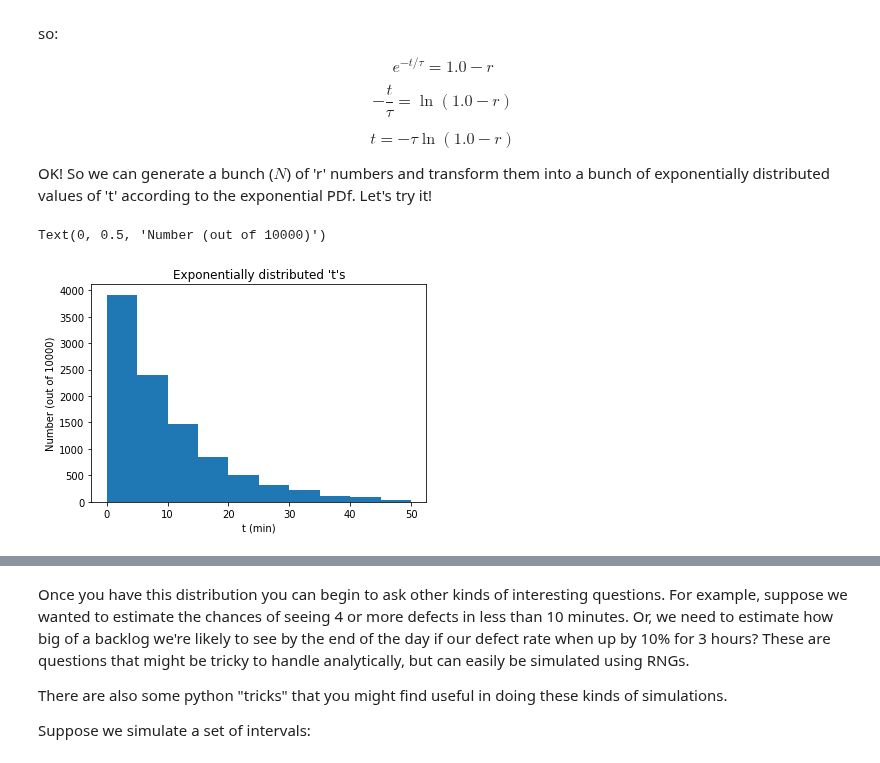
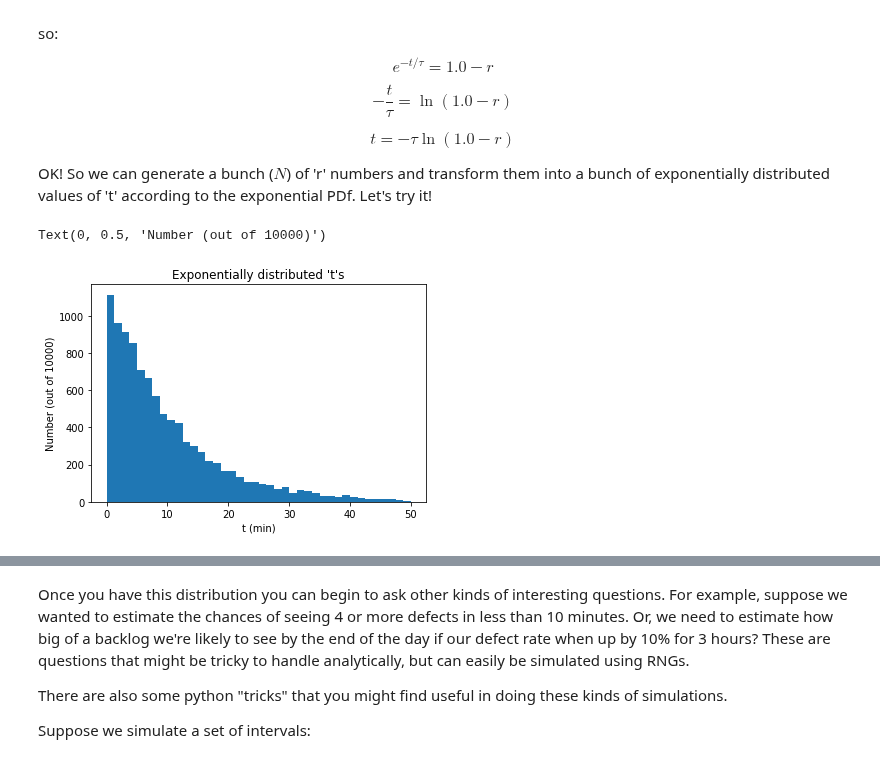
Before and after one commit to sspickle/instrumentation-projects, a Jupyter notebook: proj3/Modeling Distributions and RNGs.ipynb, the cells around one changed output, grey strips where cells are left out. Cells and saved outputs as stored; diff of their text form; code cells hidden in the pictures.

```diff
--- a/proj3/Modeling Distributions and RNGs.ipynb
+++ b/proj3/Modeling Distributions and RNGs.ipynb
@@ -113,14 +113,14 @@ OK! So we can generate a bunch ($N$) of 'r' numbers and transform them into a bu
 # %%
 
 N=10000 # how many random numbers to generate?
 
 r = np.random.rand(N)
 t = -Tau*np.log(1.0-r)
 
-pl.hist(t, bins=np.linspace(0,50,11))
+n,_,_ =pl.hist(t, bins=np.linspace(0,50,41))
 pl.title("Exponentially distributed 't's")
 pl.xlabel("t (min)")
 pl.ylabel("Number (out of %d)" % N)
 # %% [output]
 Text(0, 0.5, 'Number (out of 10000)')
-[figure, old version]
+[figure, new version]
```
Also changed, not shown: parts of 12 cells of this notebook.
